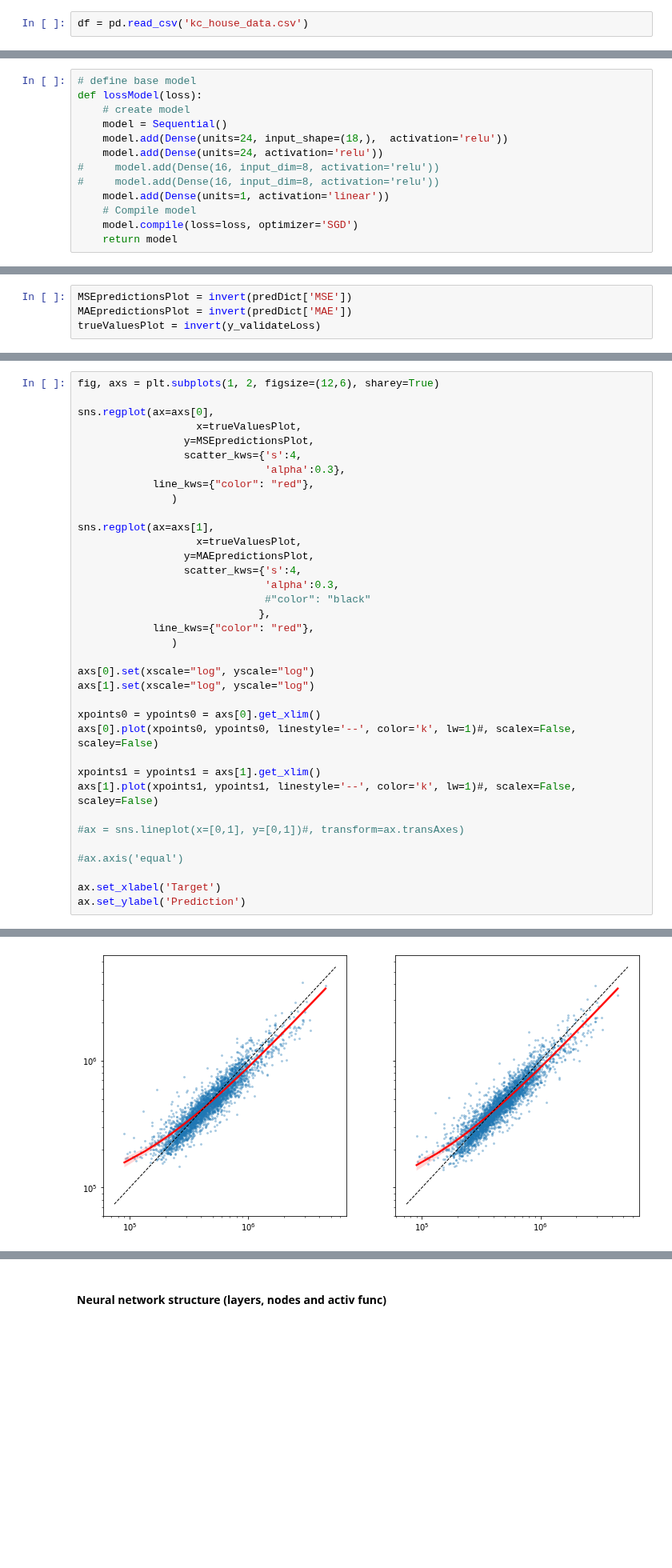
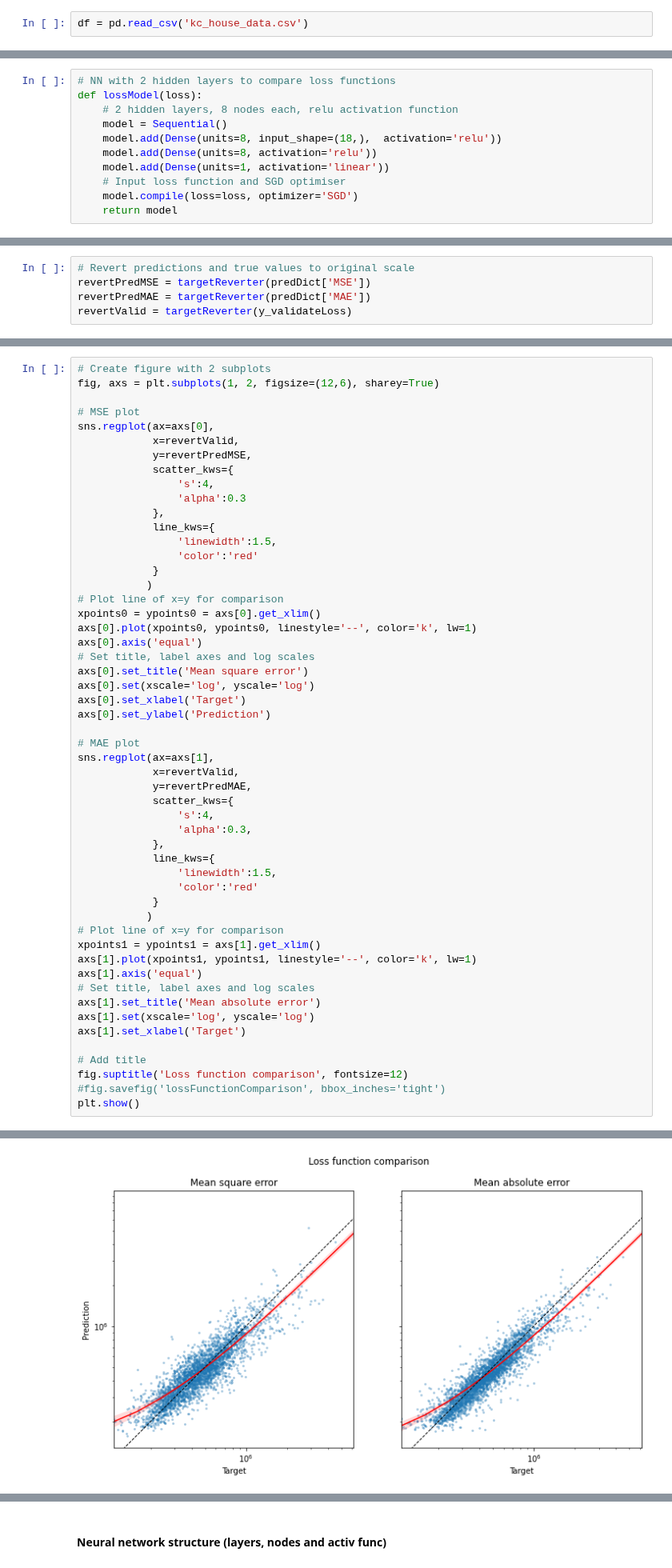
Before and after one commit to StephenTGibson/COMP527-colabNotebooks, a Jupyter notebook: COMP534-AppliedArtificialIntelligence/COMP534-CA2.ipynb, the cells around one changed output, grey strips where cells are left out. Shown at 80% size. Saved outputs shown, nothing was run; the diff lists cells and outputs as text; blank space fills up the shorter version.

```diff
--- a/COMP534-AppliedArtificialIntelligence/COMP534-CA2.ipynb
+++ b/COMP534-AppliedArtificialIntelligence/COMP534-CA2.ipynb
@@ -143,13 +180,11 @@ y_test = targetScaler.transform(y_test)
 # %%
-# define base model
+# NN with 2 hidden layers to compare loss functions
 def lossModel(loss):
-    # create model
+    # 2 hidden layers, 8 nodes each, relu activation function
     model = Sequential()
-    model.add(Dense(units=24, input_shape=(18,),  activation='relu'))
-    model.add(Dense(units=24, activation='relu'))
-#     model.add(Dense(16, input_dim=8, activation='relu'))
-#     model.add(Dense(16, input_dim=8, activation='relu'))
+    model.add(Dense(units=8, input_shape=(18,),  activation='relu'))
+    model.add(Dense(units=8, activation='relu'))
     model.add(Dense(units=1, activation='linear'))
-    # Compile model
+    # Input loss function and SGD optimiser
     model.compile(loss=loss, optimizer='SGD')
     return model
@@ -213,4 +228,5 @@ def invert(data):
 # %%
-MSEpredictionsPlot = invert(predDict['MSE'])
-MAEpredictionsPlot = invert(predDict['MAE'])
-trueValuesPlot = invert(y_validateLoss)
+# Revert predictions and true values to original scale
+revertPredMSE = targetReverter(predDict['MSE'])
+revertPredMAE = targetReverter(predDict['MAE'])
+revertValid = targetReverter(y_validateLoss)
@@ -217,37 +235,54 @@ trueValuesPlot = invert(y_validateLoss)
 # %%
+# Create figure with 2 subplots
 fig, axs = plt.subplots(1, 2, figsize=(12,6), sharey=True)
 
+# MSE plot
 sns.regplot(ax=axs[0],
-                   x=trueValuesPlot,
-                 y=MSEpredictionsPlot,
-                 scatter_kws={'s':4,
-                              'alpha':0.3},
-            line_kws={"color": "red"},
-               )
+            x=revertValid,
+            y=revertPredMSE,
+            scatter_kws={
+                's':4,
+                'alpha':0.3
+            },
+            line_kws={
+                'linewidth':1.5,
+                'color':'red'
+            }
+           )
+# Plot line of x=y for comparison
+xpoints0 = ypoints0 = axs[0].get_xlim()
+axs[0].plot(xpoints0, ypoints0, linestyle='--', color='k', lw=1)
+axs[0].axis('equal')
+# Set title, label axes and log scales
+axs[0].set_title('Mean square error')
+axs[0].set(xscale='log', yscale='log')
+axs[0].set_xlabel('Target')
+axs[0].set_ylabel('Prediction')
 
+# MAE plot
 sns.regplot(ax=axs[1],
-                   x=trueValuesPlot,
-                 y=MAEpredictionsPlot,
-                 scatter_kws={'s':4,
-                              'alpha':0.3,
-                              #"color": "black"
-                             },
-            line_kws={"color": "red"},
-               )
+            x=revertValid,
+            y=revertPredMAE,
+            scatter_kws={
+                's':4,
+                'alpha':0.3,
+            },
+            line_kws={
+                'linewidth':1.5,
+                'color':'red'
+            }
+           )
+# Plot line of x=y for comparison
+xpoints1 = ypoints1 = axs[1].get_xlim()
+axs[1].plot(xpoints1, ypoints1, linestyle='--', color='k', lw=1)
+axs[1].axis('equal')
+# Set title, label axes and log scales
+axs[1].set_title('Mean absolute error')
+axs[1].set(xscale='log', yscale='log')
+axs[1].set_xlabel('Target')
 
-axs[0].set(xscale="log", yscale="log")
-axs[1].set(xscale="log", yscale="log")
-
-xpoints0 = ypoints0 = axs[0].get_xlim()
-axs[0].plot(xpoints0, ypoints0, linestyle='--', color='k', lw=1)#, scalex=False, scaley=False)
-
-xpoints1 = ypoints1 = axs[1].get_xlim()
-axs[1].plot(xpoints1, ypoints1, linestyle='--', color='k', lw=1)#, scalex=False, scaley=False)
-
-#ax = sns.lineplot(x=[0,1], y=[0,1])#, transform=ax.transAxes)
-
-#ax.axis('equal')
-
-ax.set_xlabel('Target')
-ax.set_ylabel('Prediction')
+# Add title
+fig.suptitle('Loss function comparison', fontsize=12)
+#fig.savefig('lossFunctionComparison', bbox_inches='tight')
+plt.show()
 # %% [output]
@@ -255 +289 @@ Text(3.200000000000003, 0.5, 'Prediction')
-[figure, old version]
+[figure, new version]
```
Also changed, not shown: parts of 47 cells of this notebook.
